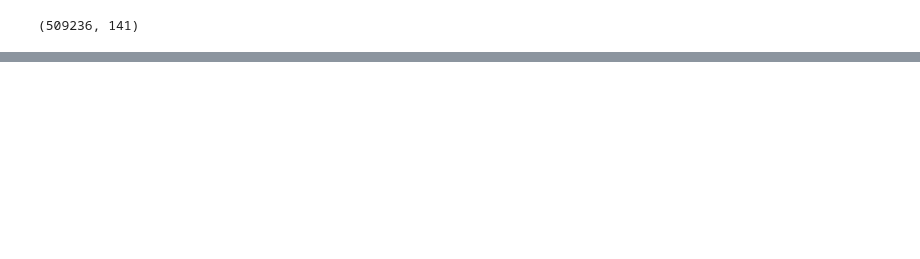
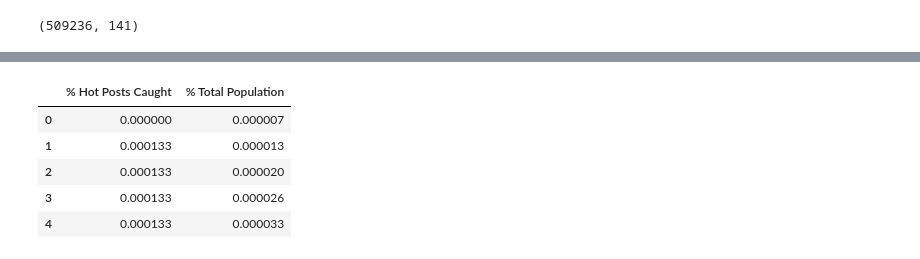
Before and after one commit to dso-599-text-analytics-nlp/reddit, a Jupyter notebook: Whole process Jupyter.ipynb, the cells around one changed output, grey strips where cells are left out. Drawn from its saved outputs; the diff is of its cells as text; code cells hidden in the pictures; blank space fills up the shorter version.

```diff
--- a/Whole process Jupyter.ipynb
+++ b/Whole process Jupyter.ipynb
@@ -278,0 +306,9 @@ test FDR@5% of Neural Network: 19.86%
+# %%
+fdr_graph_df.head()
+# %% [output]
+|  | % Hot Posts Caught | % Total Population |
+| 0 | 0.000000 | 0.000007 |
+| 1 | 0.000133 | 0.000013 |
+| 2 | 0.000133 | 0.000020 |
+| 3 | 0.000133 | 0.000026 |
+| 4 | 0.000133 | 0.000033 |
```
Also changed, not shown: parts of 17 cells of this notebook.
